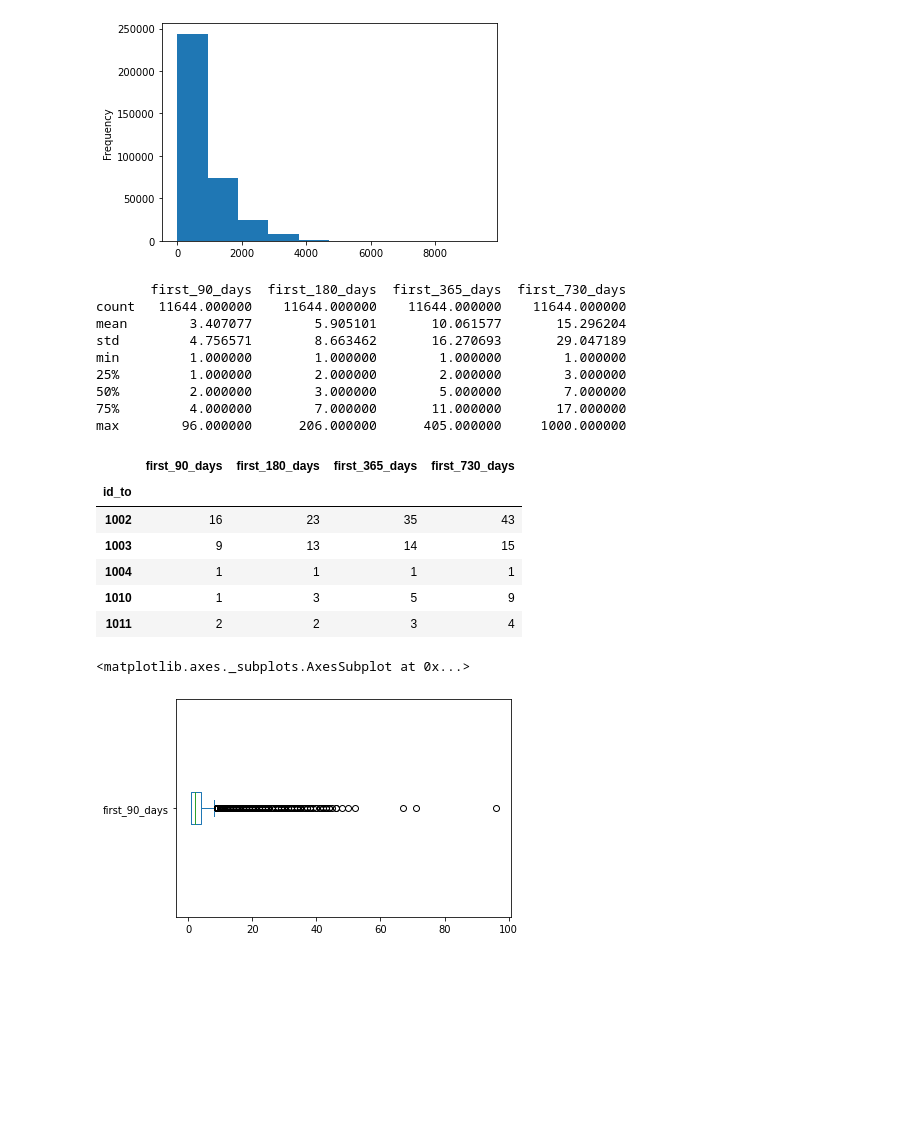
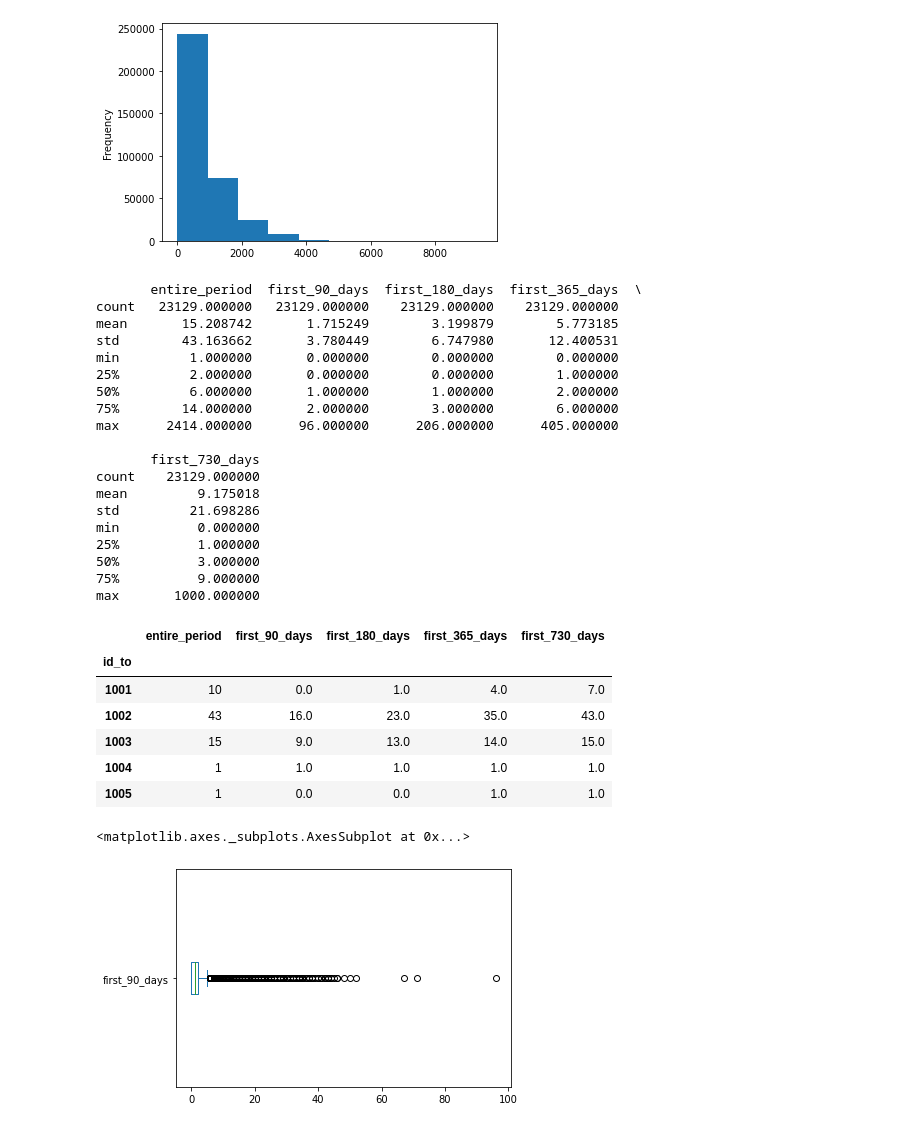
Before and after one commit to Nathanael210/WebMining, a Jupyter notebook: notebooks/target_definition.ipynb, the cells around one changed output. Saved outputs shown, nothing was run; the diff lists cells and outputs as text; code cells hidden in the pictures; blank space fills up the shorter version.

```diff
--- a/notebooks/target_definition.ipynb
+++ b/notebooks/target_definition.ipynb
@@ -85,50 +85,62 @@ Name: days_between, dtype: float64
 <matplotlib.axes._subplots.AxesSubplot at 0x...>
 [figure]
 # %%
-citations_per_paper = df[
+citations_per_paper = df.groupby('id_to')[['id_from']].nunique().rename(
+    columns={"id_from": "entire_period"}
+)
+
+citations_per_paper['first_90_days'] = df[
     df['days_between']<=90
-].groupby('id_to')[['id_from']].nunique().rename(
-    columns={"id_from": "first_90_days"}
-)
+].groupby('id_to')['id_from'].nunique()
 
 citations_per_paper['first_180_days'] = df[
     df['days_between']<=180
 ].groupby('id_to')['id_from'].nunique()
 
 citations_per_paper['first_365_days'] = df[
     df['days_between']<=365
 ].groupby('id_to')['id_from'].nunique()
 
 citations_per_paper['first_730_days'] = df[
     df['days_between']<=730
 ].groupby('id_to')['id_from'].nunique()
 
 citations_per_paper.fillna(0, inplace=True)
 
 print(citations_per_paper.describe())
 citations_per_paper.head()
 # %% [output]
-       first_90_days  first_180_days  first_365_days  first_730_days
-count   11644.000000    11644.000000    11644.000000    11644.000000
-mean        3.407077        5.905101       10.061577       15.296204
-std         4.756571        8.663462       16.270693       29.047189
-min         1.000000        1.000000        1.000000        1.000000
-25%         1.000000        2.000000        2.000000        3.000000
-50%         2.000000        3.000000        5.000000        7.000000
-75%         4.000000        7.000000       11.000000       17.000000
-max        96.000000      206.000000      405.000000     1000.000000
+       entire_period  first_90_days  first_180_days  first_365_days  \
+count   23129.000000   23129.000000    23129.000000    23129.000000
+mean       15.208742       1.715249        3.199879        5.773185
+std        43.163662       3.780449        6.747980       12.400531
+min         1.000000       0.000000        0.000000        0.000000
+25%         2.000000       0.000000        0.000000        1.000000
+50%         6.000000       1.000000        1.000000        2.000000
+75%        14.000000       2.000000        3.000000        6.000000
+max      2414.000000      96.000000      206.000000      405.000000
+
+       first_730_days
+count    23129.000000
+mean         9.175018
+std         21.698286
+min          0.000000
+25%          1.000000
+50%          3.000000
+75%          9.000000
+max       1000.000000
-|  | first_90_days | first_180_days | first_365_days | first_730_days |
-| id_to |  |  |  |  |
-| 1002 | 16 | 23 | 35 | 43 |
-| 1003 | 9 | 13 | 14 | 15 |
-| 1004 | 1 | 1 | 1 | 1 |
-| 1010 | 1 | 3 | 5 | 9 |
-| 1011 | 2 | 2 | 3 | 4 |
+|  | entire_period | first_90_days | first_180_days | first_365_days | first_730_days |
+| id_to |  |  |  |  |  |
+| 1001 | 10 | 0.0 | 1.0 | 4.0 | 7.0 |
+| 1002 | 43 | 16.0 | 23.0 | 35.0 | 43.0 |
+| 1003 | 15 | 9.0 | 13.0 | 14.0 | 15.0 |
+| 1004 | 1 | 1.0 | 1.0 | 1.0 | 1.0 |
+| 1005 | 1 | 0.0 | 0.0 | 1.0 | 1.0 |
 # %%
 citations_per_paper['first_90_days'].plot(kind='box', vert=False)
 # %% [output]
 <matplotlib.axes._subplots.AxesSubplot at 0x...>
-[figure, old version]
+[figure, new version]
 # %%
 citations_per_paper['first_180_days'].plot(kind='box', vert=False)
 # %% [output]
```
Also changed, not shown: parts of 8 cells of this notebook.
